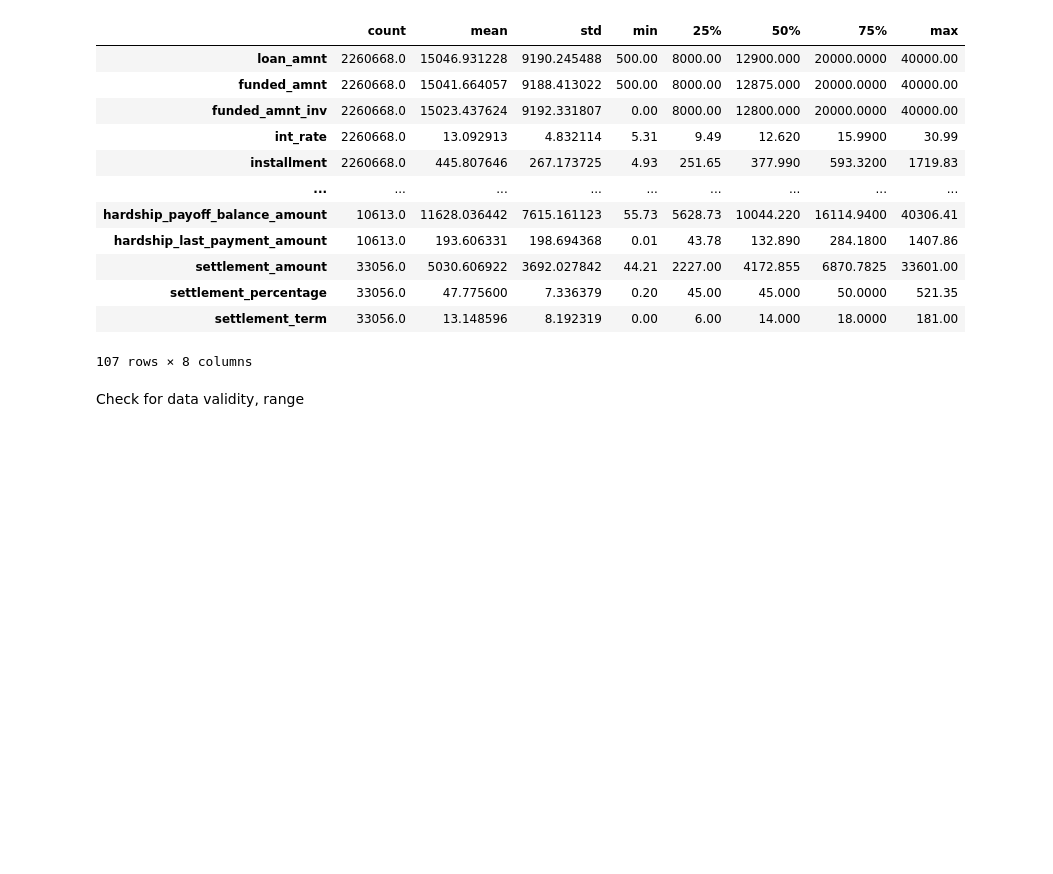
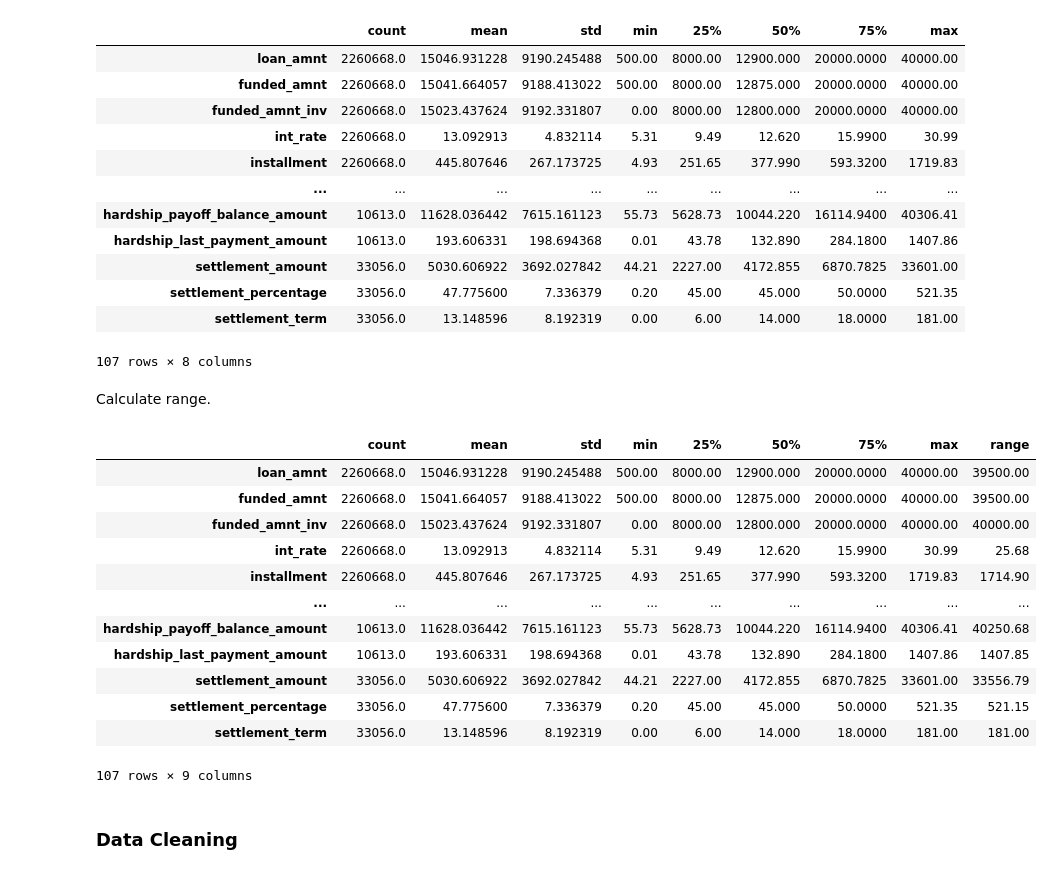
Before and after one commit to sudkpa/SB_DS, a Jupyter notebook: Career_Track/Capstone_Two/Data_Wrangling/Cap2_Notebook_steptwo.ipynb, the cells around one changed output. Saved outputs shown, nothing was run; the diff lists cells and outputs as text; code cells hidden in the pictures; blank space fills up the shorter version.

Commit message:
Data Wrangling

```diff
--- a/Career_Track/Capstone_Two/Data_Wrangling/Cap2_Notebook_steptwo.ipynb
+++ b/Career_Track/Capstone_Two/Data_Wrangling/Cap2_Notebook_steptwo.ipynb
@@ -539,5 +559,24 @@ data_desc
 | settlement_percentage | 33056.0 | 47.775600 | 7.336379 | 0.20 | 45.00 | 45.000 | 50.0000 | 521.35 |
 | settlement_term | 33056.0 | 13.148596 | 8.192319 | 0.00 | 6.00 | 14.000 | 18.0000 | 181.00 |
 107 rows × 8 columns
-# %% [markdown]
-Check for data validity, range
+# %% [markdown]
+Calculate range.
+# %%
+data_desc['range'] = data_desc['max'] - data_desc['min']
+data_desc
+# %% [output]
+|  | count | mean | std | min | 25% | 50% | 75% | max | range |
+| loan_amnt | 2260668.0 | 15046.931228 | 9190.245488 | 500.00 | 8000.00 | 12900.000 | 20000.0000 | 40000.00 | 39500.00 |
+| funded_amnt | 2260668.0 | 15041.664057 | 9188.413022 | 500.00 | 8000.00 | 12875.000 | 20000.0000 | 40000.00 | 39500.00 |
+| funded_amnt_inv | 2260668.0 | 15023.437624 | 9192.331807 | 0.00 | 8000.00 | 12800.000 | 20000.0000 | 40000.00 | 40000.00 |
+| int_rate | 2260668.0 | 13.092913 | 4.832114 | 5.31 | 9.49 | 12.620 | 15.9900 | 30.99 | 25.68 |
+| installment | 2260668.0 | 445.807646 | 267.173725 | 4.93 | 251.65 | 377.990 | 593.3200 | 1719.83 | 1714.90 |
+| ... | ... | ... | ... | ... | ... | ... | ... | ... | ... |
+| hardship_payoff_balance_amount | 10613.0 | 11628.036442 | 7615.161123 | 55.73 | 5628.73 | 10044.220 | 16114.9400 | 40306.41 | 40250.68 |
+| hardship_last_payment_amount | 10613.0 | 193.606331 | 198.694368 | 0.01 | 43.78 | 132.890 | 284.1800 | 1407.86 | 1407.85 |
+| settlement_amount | 33056.0 | 5030.606922 | 3692.027842 | 44.21 | 2227.00 | 4172.855 | 6870.7825 | 33601.00 | 33556.79 |
+| settlement_percentage | 33056.0 | 47.775600 | 7.336379 | 0.20 | 45.00 | 45.000 | 50.0000 | 521.35 | 521.15 |
+| settlement_term | 33056.0 | 13.148596 | 8.192319 | 0.00 | 6.00 | 14.000 | 18.0000 | 181.00 | 181.00 |
+107 rows × 9 columns
+# %% [markdown]
+### Data Cleaning
```
Also changed, not shown: parts of 16 cells of this notebook.
